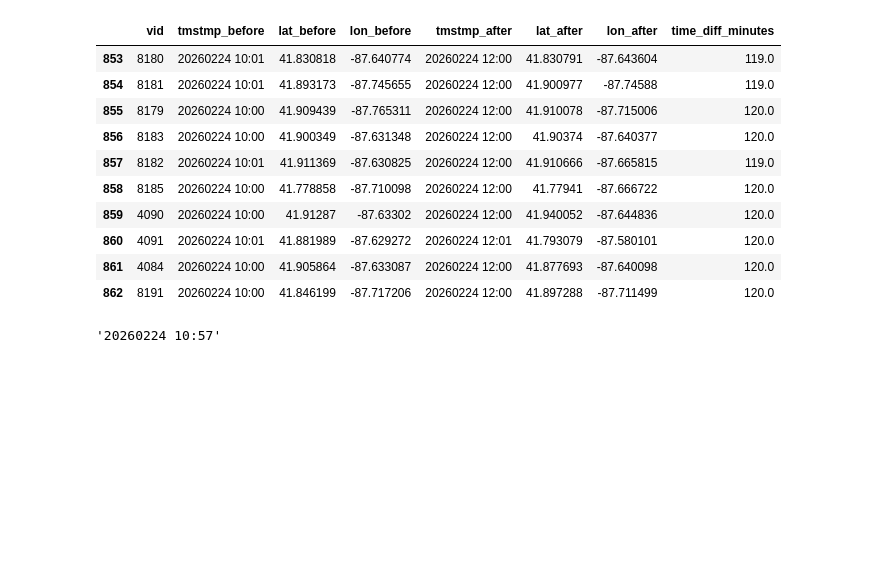
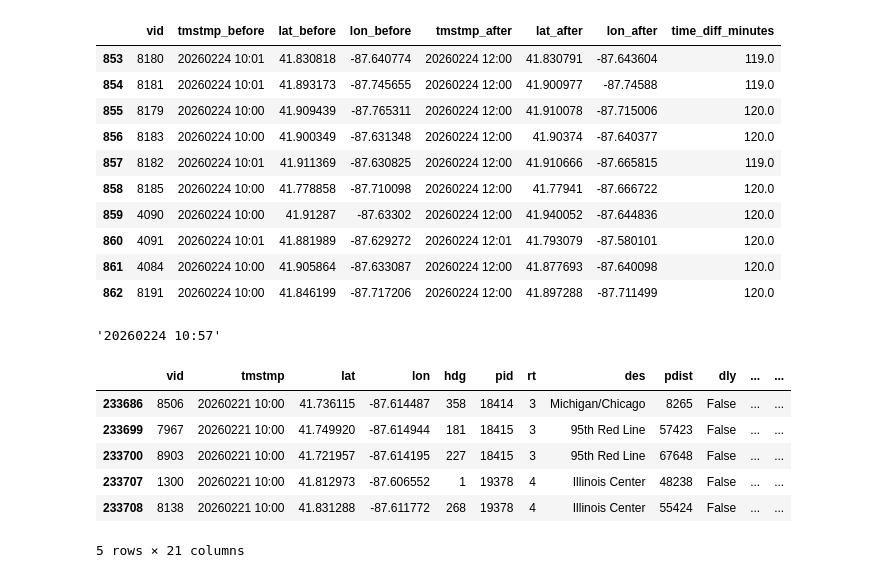
Before and after one commit to liv-fing/CTABusTrust, a Jupyter notebook: missing_data_imputation/liv_testing.ipynb, the cells around one changed output. Cells and saved outputs as stored; diff of their text form; code cells hidden in the pictures; blank space fills up the shorter version.

```diff
--- a/missing_data_imputation/liv_testing.ipynb
+++ b/missing_data_imputation/liv_testing.ipynb
@@ -175,0 +182,10 @@ common_id_df.tail(10)
+# %%
+subset_missing.head()
+# %% [output]
+|  | vid | tmstmp | lat | lon | hdg | pid | rt | des | pdist | dly | ... | ... |
+| 233686 | 8506 | 20260221 10:00 | 41.736115 | -87.614487 | 358 | 18414 | 3 | Michigan/Chicago | 8265 | False | ... | ... |
+| 233699 | 7967 | 20260221 10:00 | 41.749920 | -87.614944 | 181 | 18415 | 3 | 95th Red Line | 57423 | False | ... | ... |
+| 233700 | 8903 | 20260221 10:00 | 41.721957 | -87.614195 | 227 | 18415 | 3 | 95th Red Line | 67648 | False | ... | ... |
+| 233707 | 1300 | 20260221 10:00 | 41.812973 | -87.606552 | 1 | 19378 | 4 | Illinois Center | 48238 | False | ... | ... |
+| 233708 | 8138 | 20260221 10:00 | 41.831288 | -87.611772 | 268 | 19378 | 4 | Illinois Center | 55424 | False | ... | ... |
+5 rows × 21 columns
```
Also changed, not shown: parts of 6 cells of this notebook.
